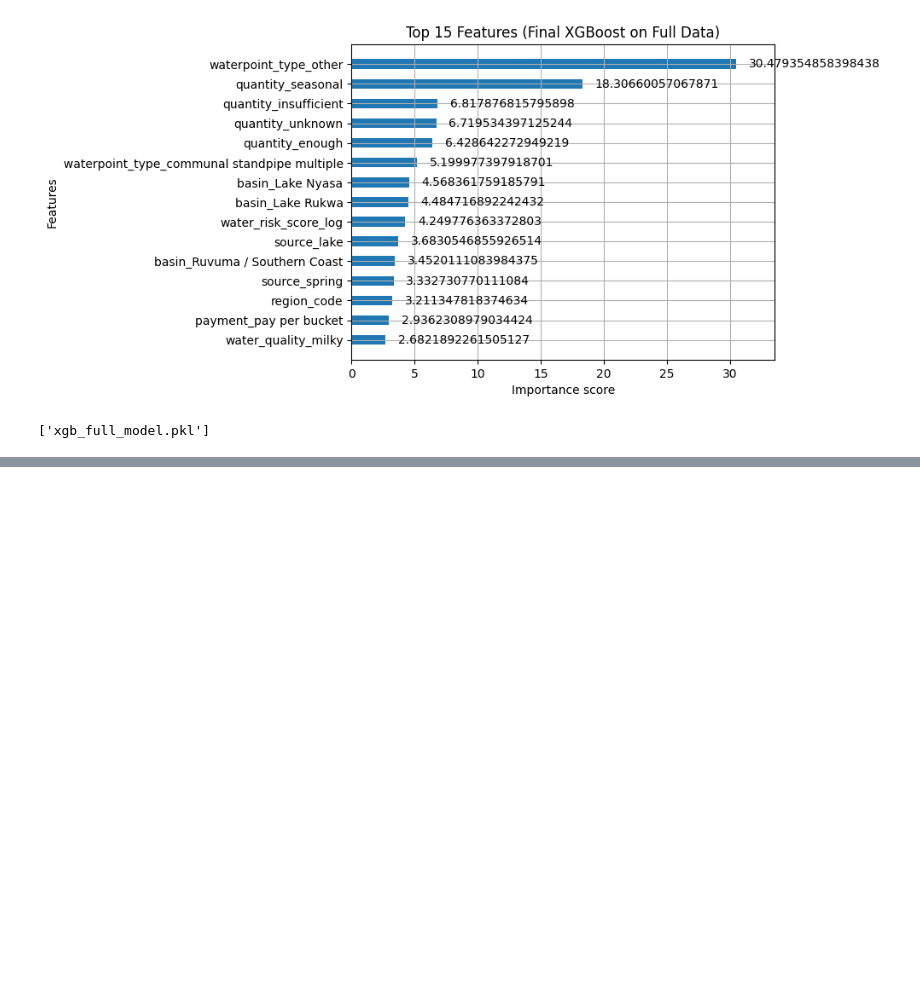
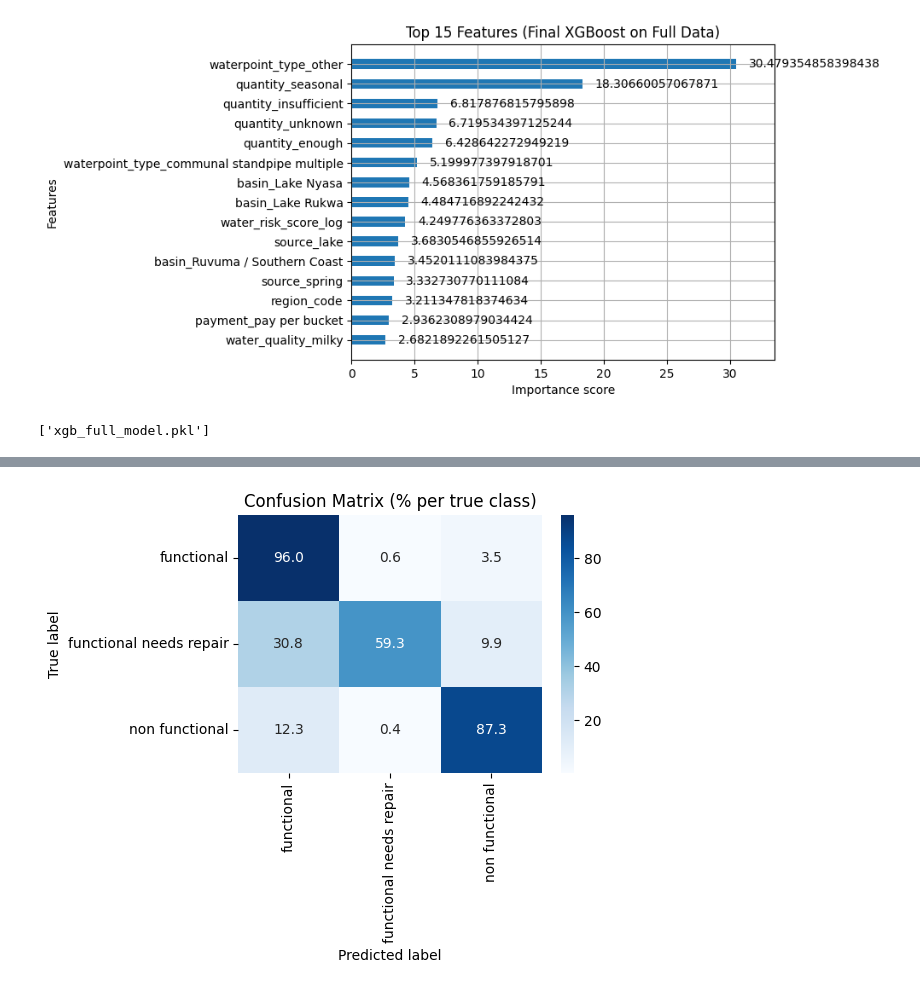
Before and after one commit to jimbodonahue/water_pumps, a Jupyter notebook: notebooks/Sprint2_continued_XGBoost.ipynb, the cells around one changed output, grey strips where cells are left out. Cells and saved outputs as stored; diff of their text form; code cells hidden in the pictures; blank space fills up the shorter version.

```diff
--- a/notebooks/Sprint2_continued_XGBoost.ipynb
+++ b/notebooks/Sprint2_continued_XGBoost.ipynb
@@ -169,0 +242,20 @@ joblib.dump(final_model, "xgb_full_model.pkl")
+# %%
+# normalize each row to sum to 100
+cm_perc = cm.astype(float) / cm.sum(axis=1)[:, np.newaxis] * 100
+
+plt.figure(figsize=(6, 5))
+sns.heatmap(
+    cm_perc,
+    annot=True,
+    fmt=".1f",              # one decimal place
+    cmap="Blues",
+    xticklabels=labels,
+    yticklabels=labels
+)
+plt.xlabel("Predicted label")
+plt.ylabel("True label")
+plt.title("Confusion Matrix (% per true class)")
+plt.tight_layout()
+plt.show()
+# %% [output]
+[figure, added]
```
Also changed, not shown: parts of 12 cells of this notebook, 15 other files.
